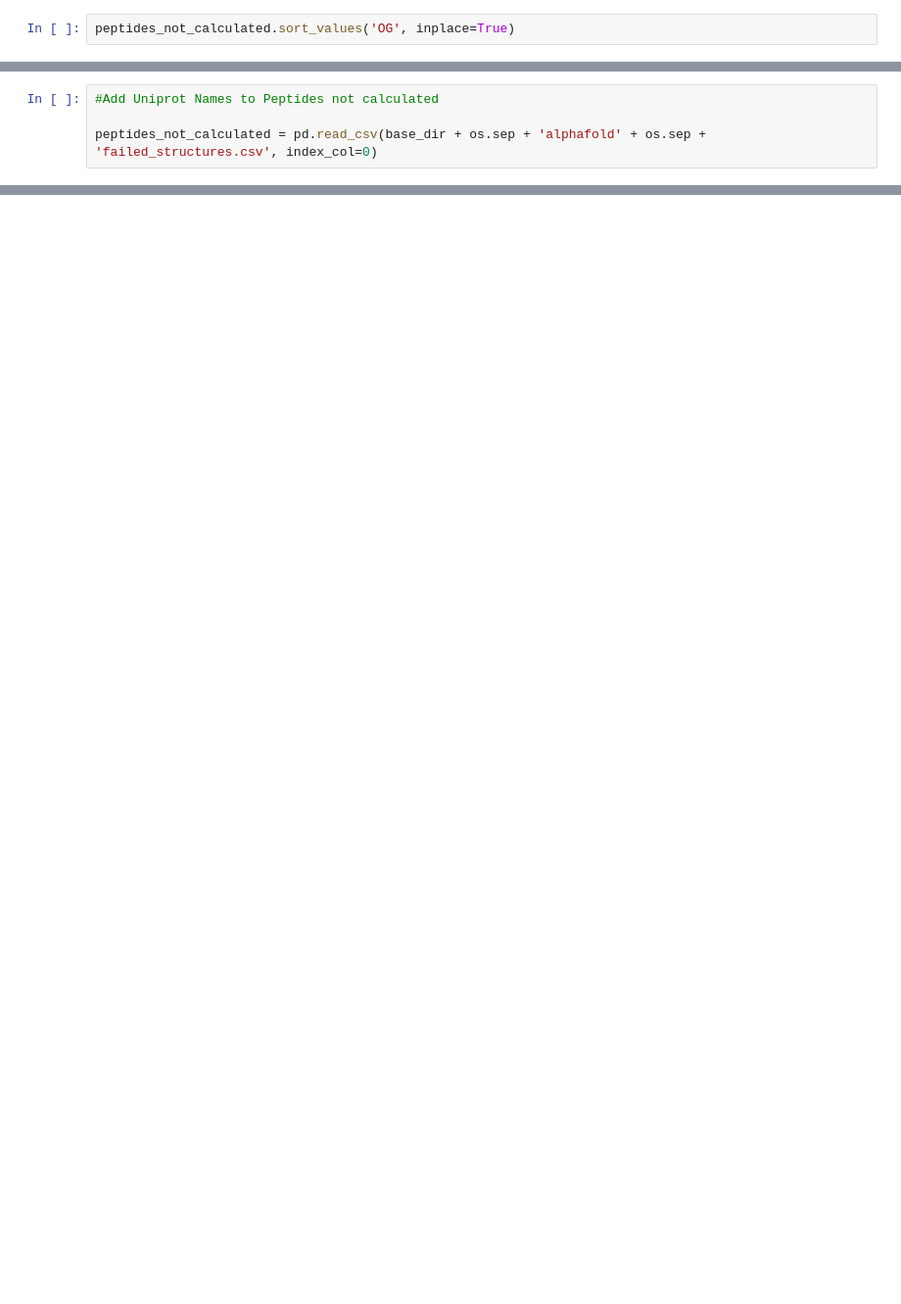
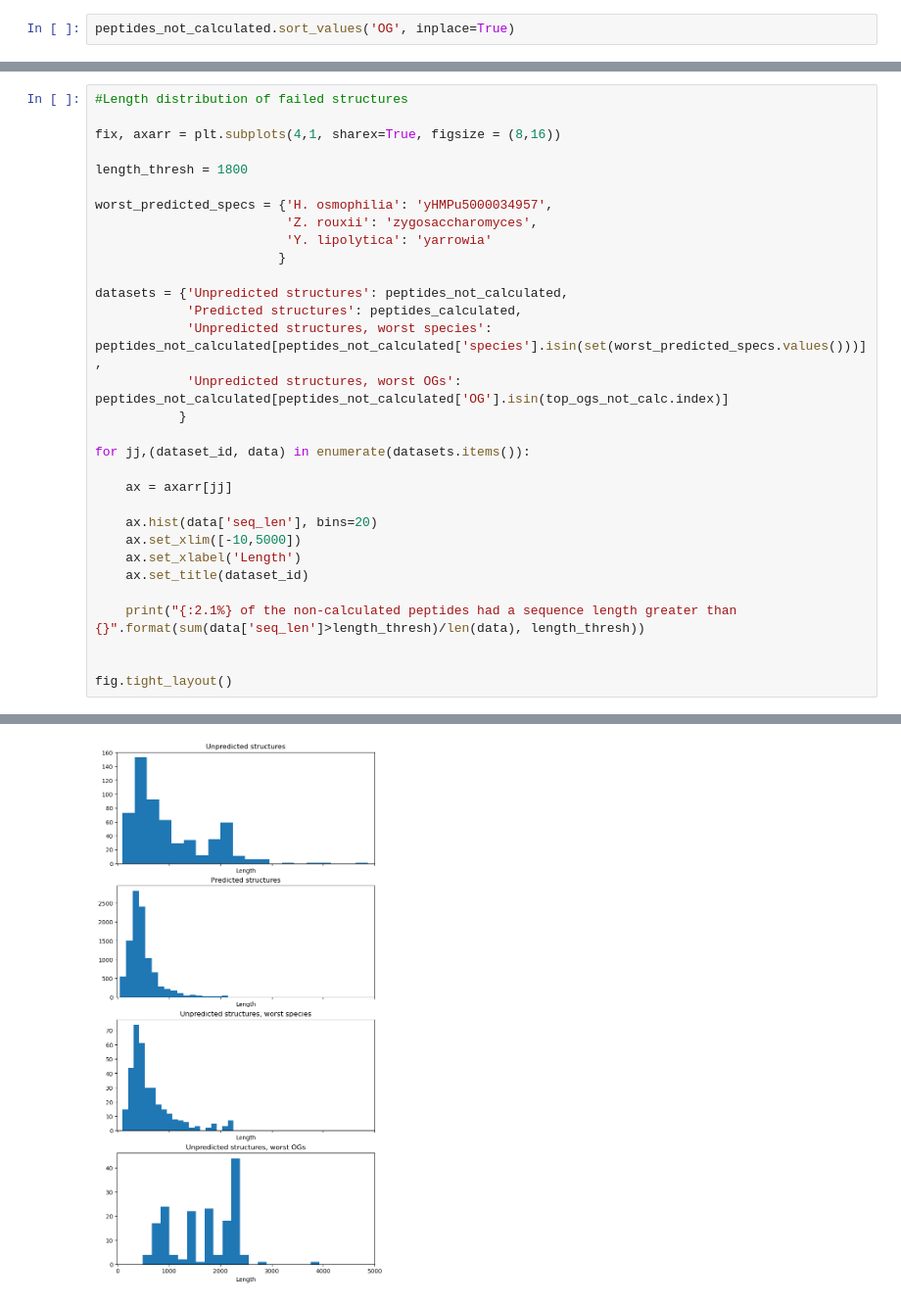
Before and after one commit to heineike02/diverse_yeast, a Jupyter notebook: 20220719_alphafold_PLDDT_scores.ipynb, the cells around one changed output, grey strips where cells are left out. Shown at 98% size. Cells and saved outputs as stored; diff of their text form; blank space fills up the shorter version.

```diff
--- a/20220719_alphafold_PLDDT_scores.ipynb
+++ b/20220719_alphafold_PLDDT_scores.ipynb
@@ -127,4 +249,0 @@ peptides_not_calculated.to_csv(base_dir + os.sep + 'alphafold' + os.sep + 'faile
-# %%
-#Add Uniprot Names to Peptides not calculated
-
-peptides_not_calculated = pd.read_csv(base_dir + os.sep + 'alphafold' + os.sep + 'failed_structures.csv', index_col=0)
@@ -210,0 +332,32 @@ peptides_not_calculated.to_csv(base_dir + os.sep + 'alphafold' + os.sep + 'faile
+# %%
+#Length distribution of failed structures
+
+fix, axarr = plt.subplots(4,1, sharex=True, figsize = (8,16))
+
+length_thresh = 1800
+
+worst_predicted_specs = {'H. osmophilia': 'yHMPu5000034957',
+                         'Z. rouxii': 'zygosaccharomyces',
+                         'Y. lipolytica': 'yarrowia'
+                        }
+
+datasets = {'Unpredicted structures': peptides_not_calculated,
+            'Predicted structures': peptides_calculated,
+            'Unpredicted structures, worst species': peptides_not_calculated[peptides_not_calculated['species'].isin(set(worst_predicted_specs.values()))],
+            'Unpredicted structures, worst OGs': peptides_not_calculated[peptides_not_calculated['OG'].isin(top_ogs_not_calc.index)]
+           }
+
+for jj,(dataset_id, data) in enumerate(datasets.items()):
+
+    ax = axarr[jj]
+
+    ax.hist(data['seq_len'], bins=20)
+    ax.set_xlim([-10,5000])
+    ax.set_xlabel('Length')
+    ax.set_title(dataset_id)
+
+    print("{:2.1%} of the non-calculated peptides had a sequence length greater than {}".format(sum(data['seq_len']>length_thresh)/len(data), length_thresh))
+
+
+fig.tight_layout()
+# %% [output]
@@ -210,0 +368 @@ peptides_not_calculated.to_csv(base_dir + os.sep + 'alphafold' + os.sep + 'faile
+[figure, added]
```
Also changed, not shown: parts of 25 cells of this notebook, 21 other files.
